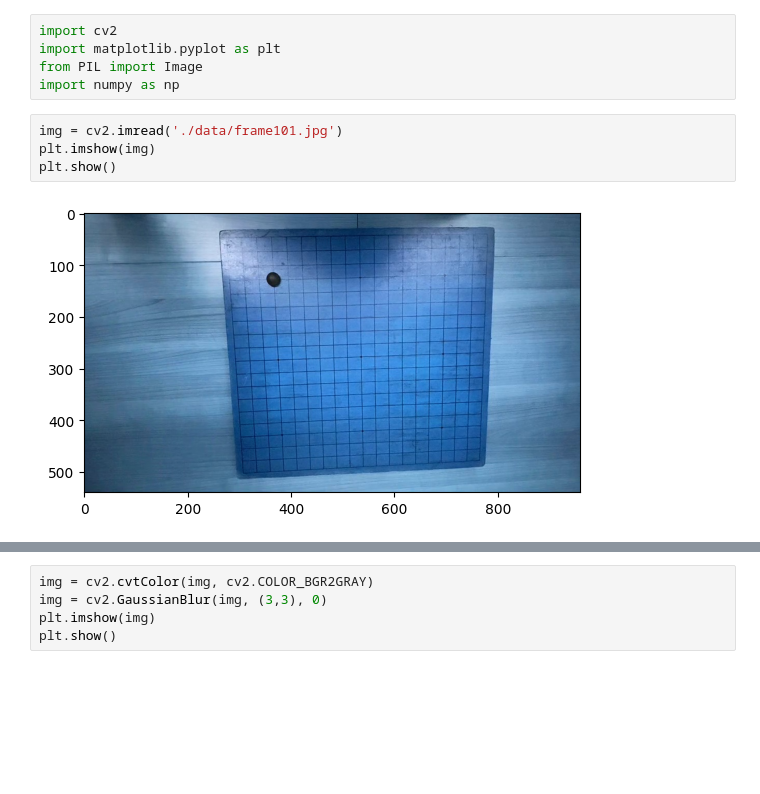
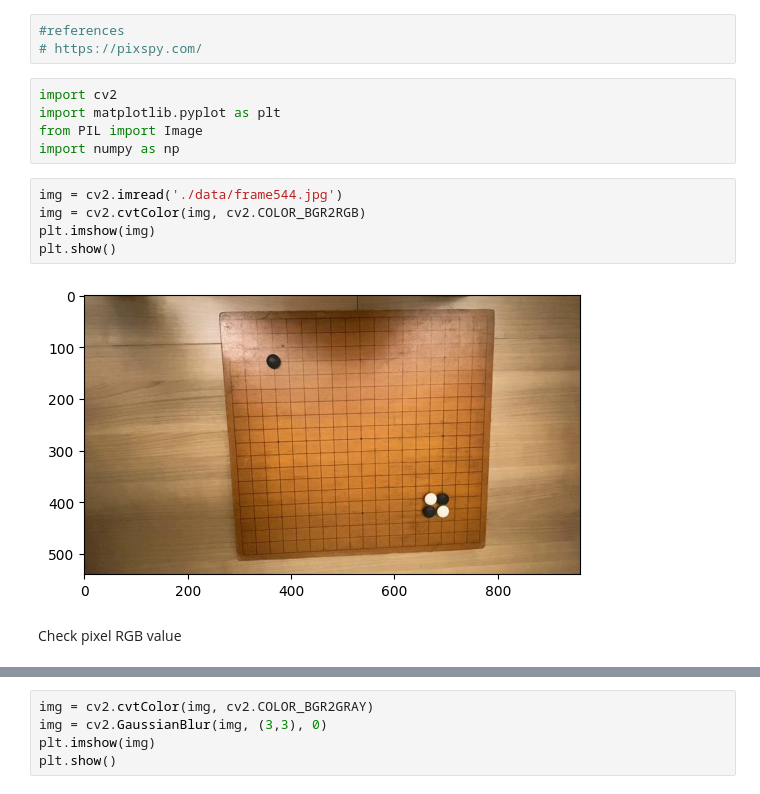
Before and after one commit to Howeng98/go_game_extension, a Jupyter notebook: test.ipynb, the cells around one changed output, grey strips where cells are left out. Saved outputs shown, nothing was run; the diff lists cells and outputs as text; blank space fills up the shorter version.

Commit message:
update: calculate pixel RGB value

```diff
--- a/test.ipynb
+++ b/test.ipynb
@@ -1,11 +1,17 @@
+# %%
+#references
+# https://pixspy.com/
 # %%
 import cv2
 import matplotlib.pyplot as plt
 from PIL import Image
 import numpy as np
 # %%
-img = cv2.imread('./data/frame101.jpg')
+img = cv2.imread('./data/frame544.jpg')
+img = cv2.cvtColor(img, cv2.COLOR_BGR2RGB)
 plt.imshow(img)
 plt.show()
 # %% [output]
-[figure, old version]
+[figure, new version]
+# %% [markdown]
+Check pixel RGB value
```
Also changed, not shown: parts of 4 cells of this notebook, 1 other file.
